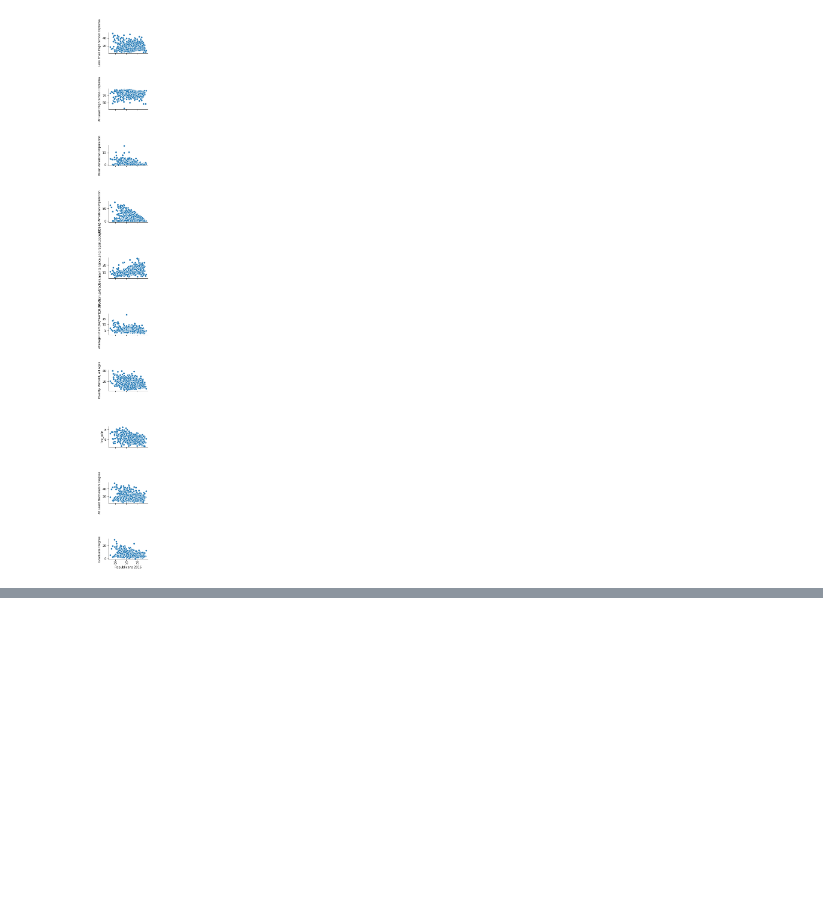
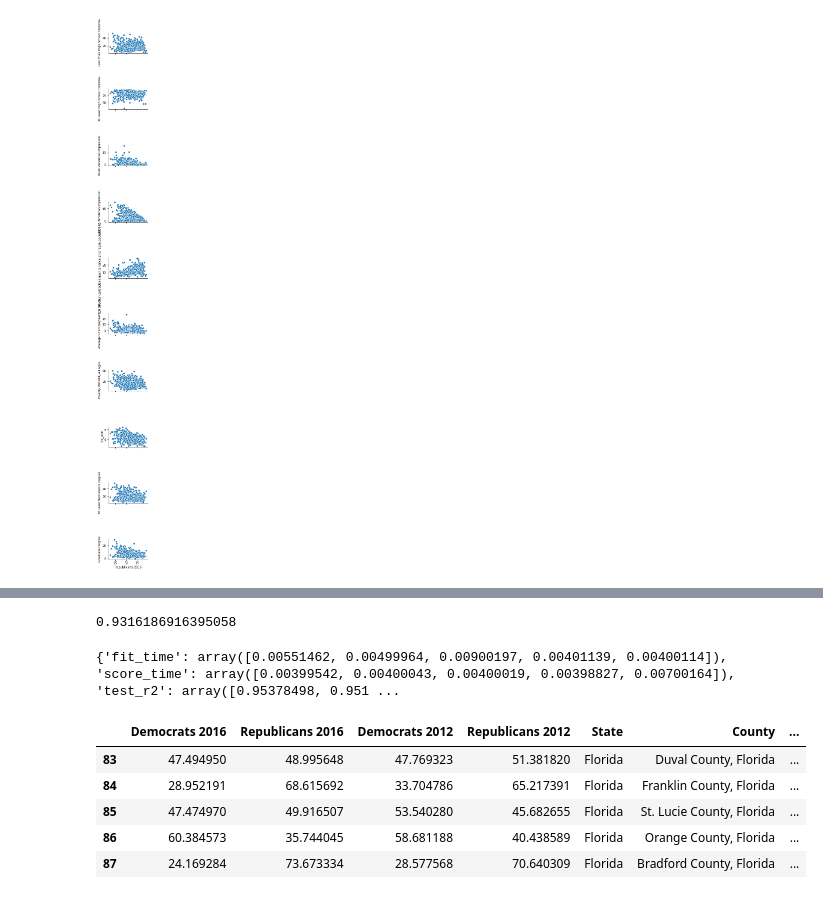
Before and after one commit to eweed001/ORIE-4741-Project, a Jupyter notebook: Model Construction.ipynb, the cells around one changed output, grey strips where cells are left out. Drawn from its saved outputs; the diff is of its cells as text; code cells hidden in the pictures; blank space fills up the shorter version.

Commit message:
Finished up modeling 11/2/2020

```diff
--- a/Model Construction.ipynb
+++ b/Model Construction.ipynb
@@ -154,0 +258,15 @@ mean_squared_error(y_test,predictions)
+# %%
+df_features_midwest = df_midwest[['Democrats 2012', 'Republicans 2012','Less Than High School Diploma','At Least High School Diploma',
+                  'White (Not Latino) Population','Asian American Population',
+            'African American Population',
+           'Average Unemployment % 2016','Poverty Percent, All Ages', 'log_gdp',
+                  "At Least Bachelors's Degree", 'Graduate Degree','1824tot_per'
+             ,'2544tot_per','4564tot_per','65tot_per']]
+x_train, x_test, y_train, y_test = train_test_split(df_features_midwest, df_midwest['Democrats 2016'],
+                                                    test_size=0.2,shuffle=True)
+model = LinearRegression()
+model.fit(x_train,y_train)
+predictions = model.predict(x_test)
+model.score(x_test,y_test)
+# %% [output]
+0.9316186916395058
@@ -154,0 +275,15 @@ mean_squared_error(y_test,predictions)
+# %%
+print(scores_midwest)
+# %% [output]
+{'fit_time': array([0.00551462, 0.00499964, 0.00900197, 0.00401139, 0.00400114]), 'score_time': array([0.00399542, 0.00400043, 0.00400019, 0.00398827, 0.00700164]), 'test_r2': array([0.95378498, 0.951 ...
+# %%
+south = ["Florida","Texas","Georgia"]
+df_south = df[df.State.isin(south)]
+df_south.head()
+# %% [output]
+|  | Democrats 2016 | Republicans 2016 | Democrats 2012 | Republicans 2012 | State | County | ... |
+| 83 | 47.494950 | 48.995648 | 47.769323 | 51.381820 | Florida | Duval County, Florida | ... |
+| 84 | 28.952191 | 68.615692 | 33.704786 | 65.217391 | Florida | Franklin County, Florida | ... |
+| 85 | 47.474970 | 49.916507 | 53.540280 | 45.682655 | Florida | St. Lucie County, Florida | ... |
+| 86 | 60.384573 | 35.744045 | 58.681188 | 40.438589 | Florida | Orange County, Florida | ... |
+| 87 | 24.169284 | 73.673334 | 28.577568 | 70.640309 | Florida | Bradford County, Florida | ... |
```
Also changed, not shown: parts of 45 cells of this notebook.
